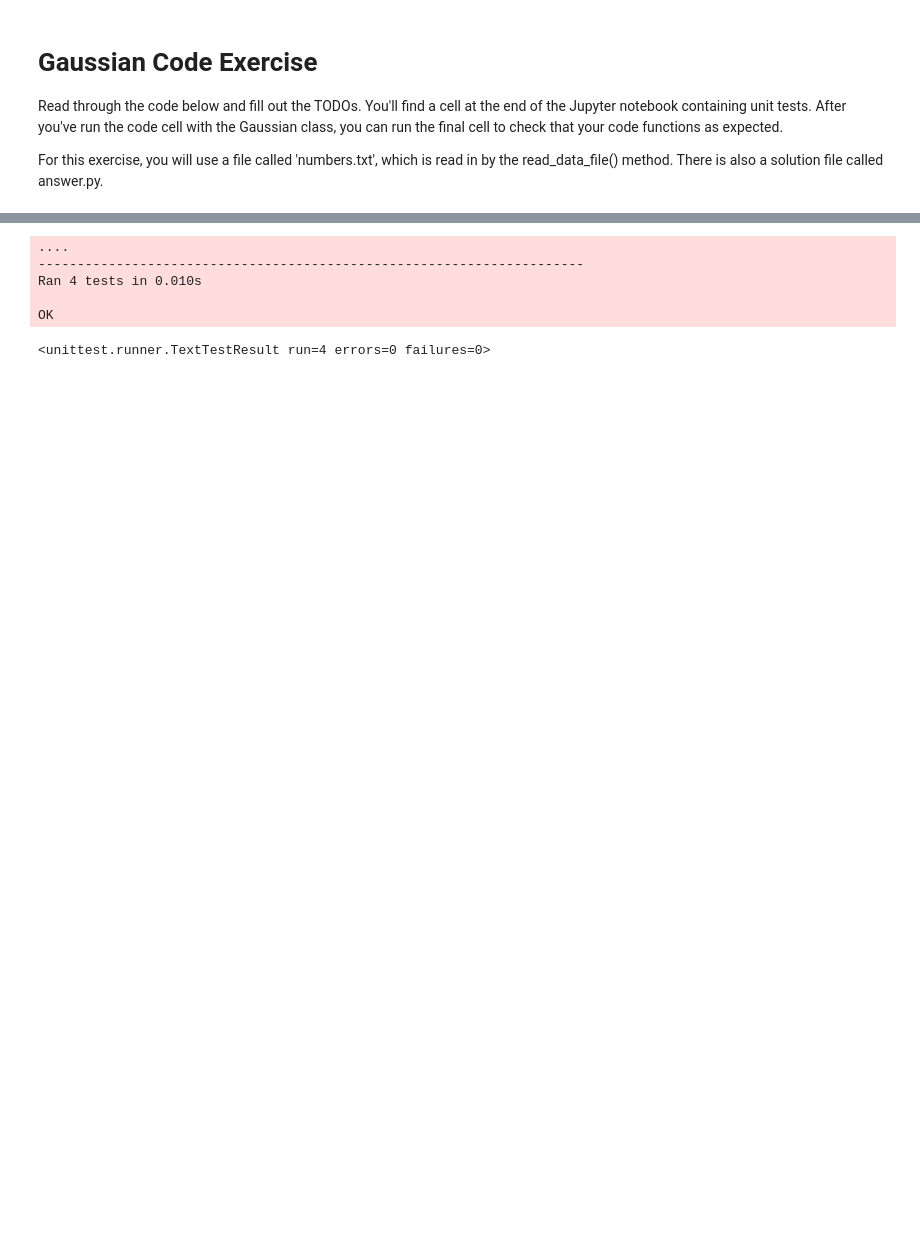
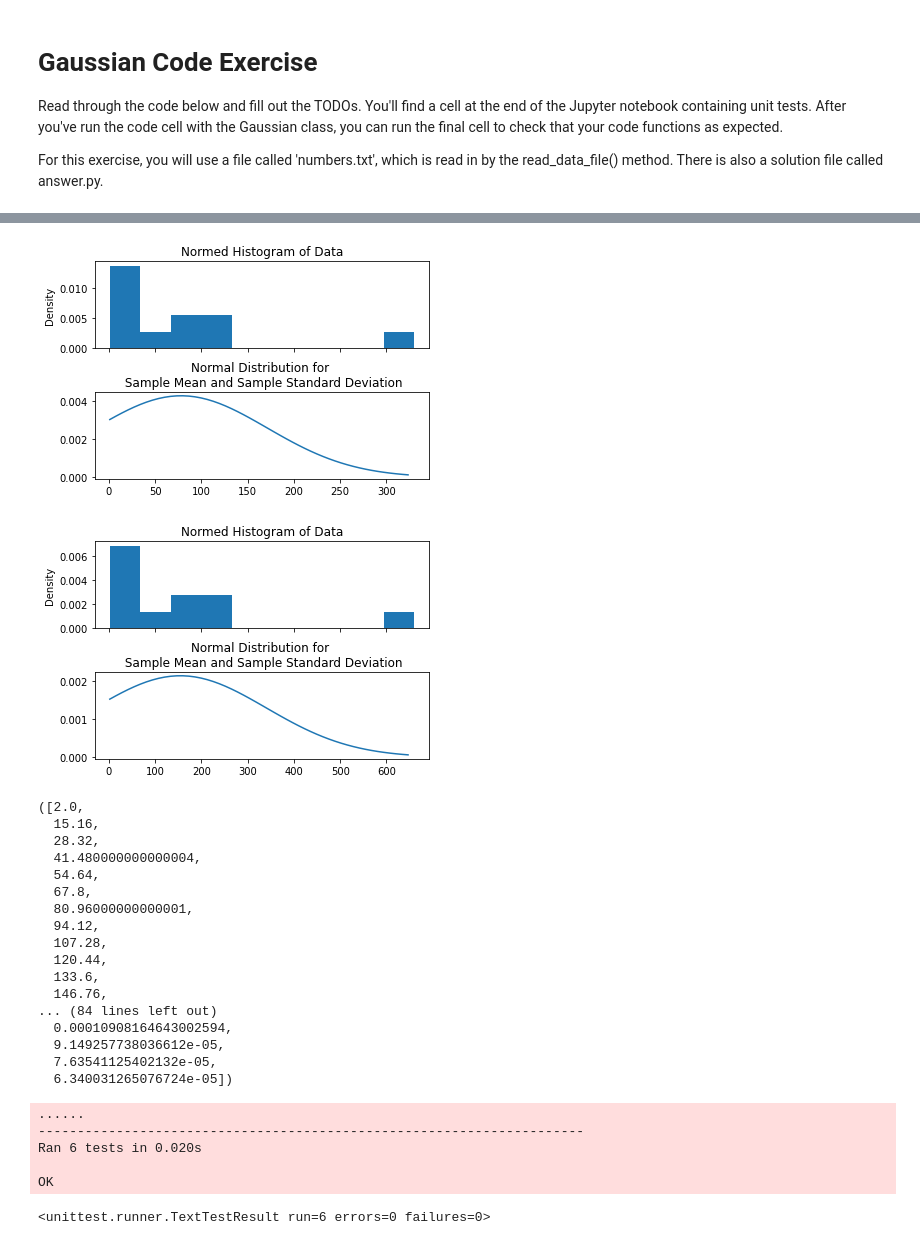
Before and after one commit to usmanbinnaeem/Gaussian-class, a Jupyter notebook: gaussian-code-exercise.ipynb, the cells around one changed output, grey strips where cells are left out. Saved outputs shown, nothing was run; the diff lists cells and outputs as text; code cells hidden in the pictures; blank space fills up the shorter version.

```diff
--- a/gaussian-code-exercise.ipynb
+++ b/gaussian-code-exercise.ipynb
@@ -250,4 +287,29 @@ gaussian_one.plot_histogram_pdf()
+# %%
+gaussian_gen.plot_histogram_pdf()
+gaussian_gen2.plot_histogram_pdf()
+# %% [output]
+[figure, added]
+[figure, added]
+([2.0,
+  15.16,
+  28.32,
+  41.480000000000004,
+  54.64,
+  67.8,
+  80.96000000000001,
+  94.12,
+  107.28,
+  120.44,
+  133.6,
+  146.76,
+... (84 lines left out)
+  0.00010908164643002594,
+  9.149257738036612e-05,
+  7.63541125402132e-05,
+  6.340031265076724e-05])
 # %%
+# Unit tests to check your solution
+
 # Unit tests to check your solution
 
 import unittest
@@ -275,15 +337,28 @@ class TestGaussianClass(unittest.TestCase):
         self.gaussian.read_data_file('numbers.txt', False)
         self.assertEqual(round(self.gaussian.stdev, 2), 88.55, 'population standard deviation incorrect')
 
+    def test_add(self):
+        gaussian_one = Gaussian(25, 3)
+        gaussian_two = Gaussian(30, 4)
+        gaussian_sum = gaussian_one + gaussian_two
+
+        self.assertEqual(gaussian_sum.mean, 55)
+        self.assertEqual(gaussian_sum.stdev, 5)
+
+    def test_repr(self):
+        gaussian_one = Gaussian(25, 3)
+
+        self.assertEqual(str(gaussian_one), "mean 25, standard deviation 3")
+
 tests = TestGaussianClass()
 
 tests_loaded = unittest.TestLoader().loadTestsFromModule(tests)
 
 unittest.TextTestRunner().run(tests_loaded)
 # %% [output]
-....
+......
 ----------------------------------------------------------------------
-Ran 4 tests in 0.010s
+Ran 6 tests in 0.020s
 
 OK
-<unittest.runner.TextTestResult run=4 errors=0 failures=0>
+<unittest.runner.TextTestResult run=6 errors=0 failures=0>
```
Also changed, not shown: parts of 7 cells of this notebook, 2 other files.
